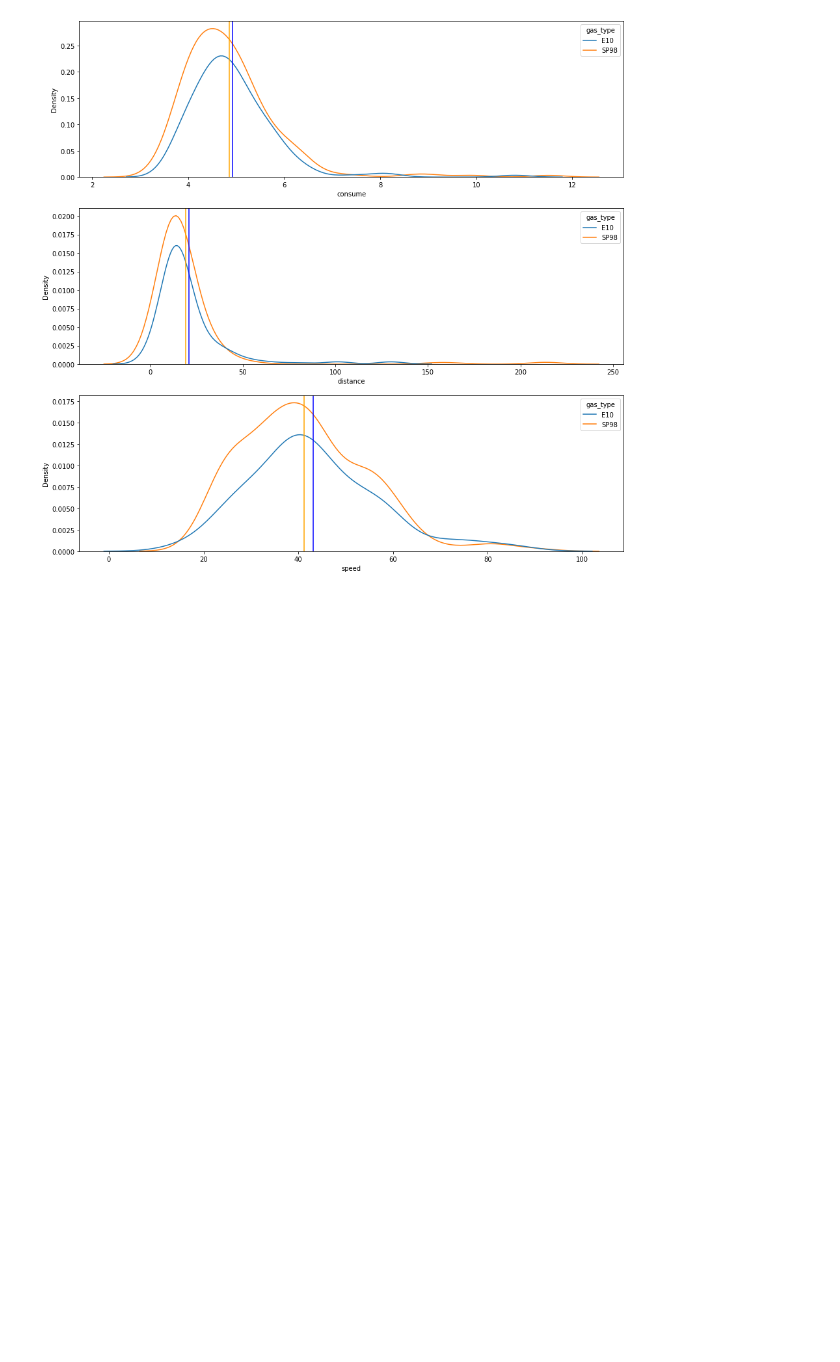
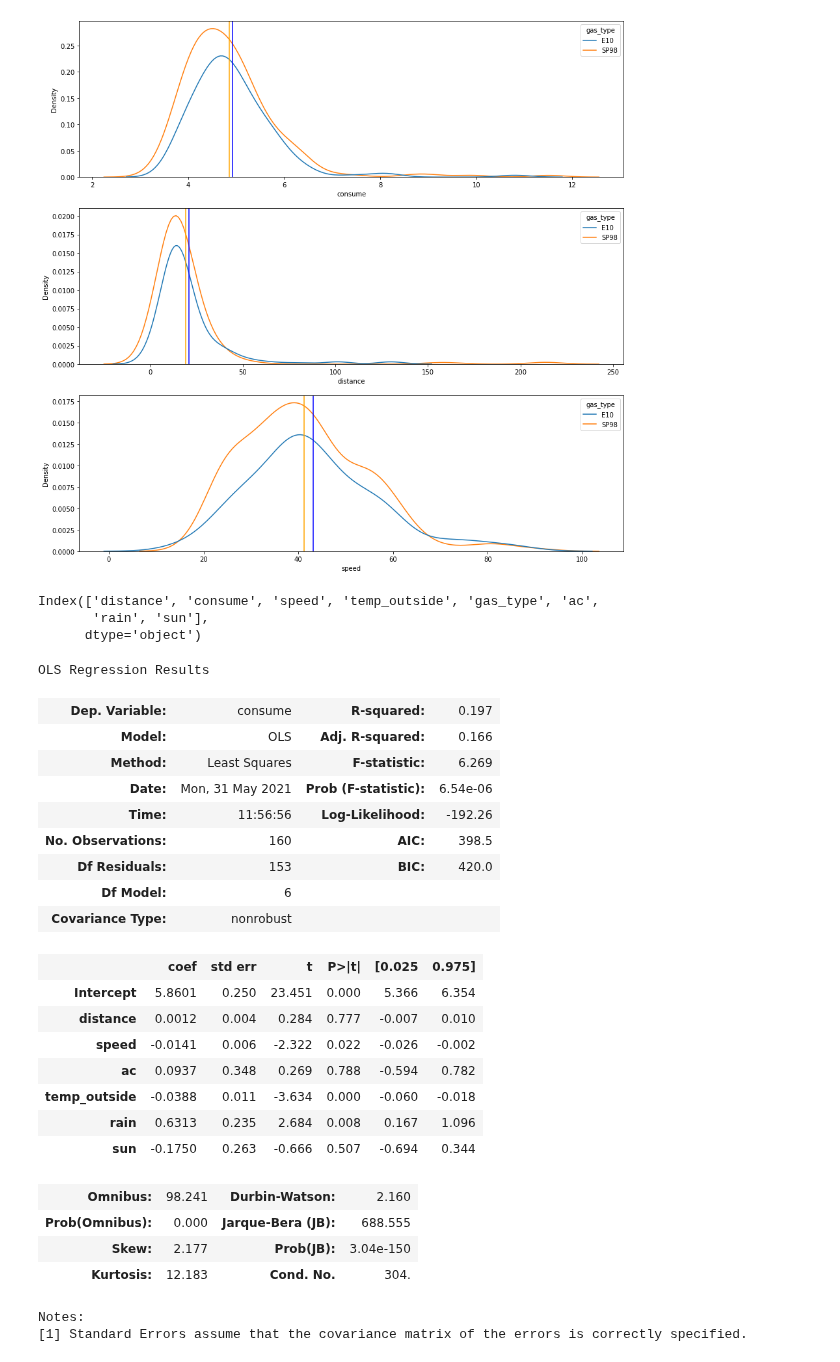
Before and after one commit to VictorRodriguezIronhack/reto_data, a Jupyter notebook: visualization.ipynb, the cells around one changed output. Saved outputs shown, nothing was run; the diff lists cells and outputs as text; code cells hidden in the pictures; blank space fills up the shorter version.

```diff
--- a/visualization.ipynb
+++ b/visualization.ipynb
@@ -197,3 +231,37 @@ plot2.axvline(x=SP98[(SP98.ac == 0)].speed.mean(), c="orange", label="mean SP98"
 # %% [output]
 <matplotlib.lines.Line2D at 0x...>
 [figure]
+# %%
+E10.columns
+# %% [output]
+Index(['distance', 'consume', 'speed', 'temp_outside', 'gas_type', 'ac',
+       'rain', 'sun'],
+      dtype='object')
+# %%
+results = smf.ols("consume ~ distance + speed + ac + temp_outside + rain + sun", data = E10).fit()
+results.summary()
+# %% [output]
+OLS Regression Results
+| Dep. Variable: | consume | R-squared: | 0.197 |
+| Model: | OLS | Adj. R-squared: | 0.166 |
+| Method: | Least Squares | F-statistic: | 6.269 |
+| Date: | Mon, 31 May 2021 | Prob (F-statistic): | 6.54e-06 |
+| Time: | 11:56:56 | Log-Likelihood: | -192.26 |
+| No. Observations: | 160 | AIC: | 398.5 |
+| Df Residuals: | 153 | BIC: | 420.0 |
+| Df Model: | 6 |  |  |
+| Covariance Type: | nonrobust |  |  |
+|  | coef | std err | t | P>|t| | [0.025 | 0.975] |
+| Intercept | 5.8601 | 0.250 | 23.451 | 0.000 | 5.366 | 6.354 |
+| distance | 0.0012 | 0.004 | 0.284 | 0.777 | -0.007 | 0.010 |
+| speed | -0.0141 | 0.006 | -2.322 | 0.022 | -0.026 | -0.002 |
+| ac | 0.0937 | 0.348 | 0.269 | 0.788 | -0.594 | 0.782 |
+| temp_outside | -0.0388 | 0.011 | -3.634 | 0.000 | -0.060 | -0.018 |
+| rain | 0.6313 | 0.235 | 2.684 | 0.008 | 0.167 | 1.096 |
+| sun | -0.1750 | 0.263 | -0.666 | 0.507 | -0.694 | 0.344 |
+| Omnibus: | 98.241 | Durbin-Watson: | 2.160 |
+| Prob(Omnibus): | 0.000 | Jarque-Bera (JB): | 688.555 |
+| Skew: | 2.177 | Prob(JB): | 3.04e-150 |
+| Kurtosis: | 12.183 | Cond. No. | 304. |
+Notes:
+[1] Standard Errors assume that the covariance matrix of the errors is correctly specified.
```
Also changed, not shown: parts of 9 cells of this notebook, 5 other files.
